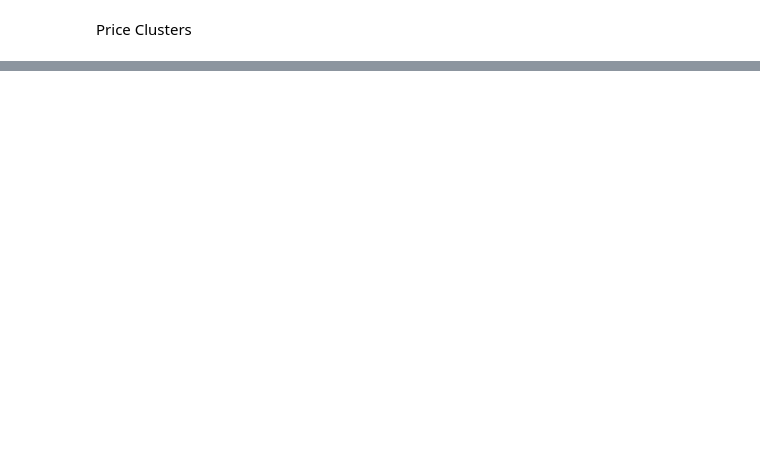
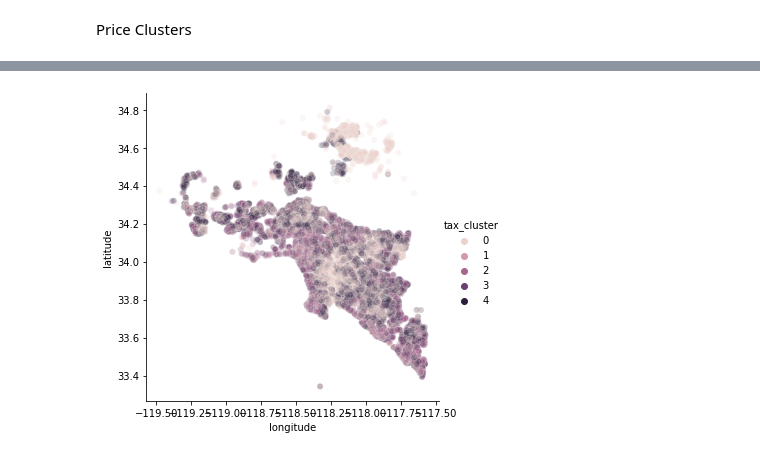
Before and after one commit to Zillow-Project-JG-DN/clustering-project-jgdn, a Jupyter notebook: jg_viz.ipynb, the cells around one changed output, grey strips where cells are left out. Saved outputs shown, nothing was run; the diff lists cells and outputs as text; code cells hidden in the pictures; blank space fills up the shorter version.

Commit message:
Add tax clusters

```diff
--- a/jg_viz.ipynb
+++ b/jg_viz.ipynb
@@ -587,0 +368,13 @@ See Full Dataframe in Mito
+# %%
+k=5
+cluster_name = 'tax_cluster'
+cluster_vars = ['taxamount', 'taxvaluedollarcnt', 'structuretaxvaluedollarcnt', 'landtaxvaluedollarcnt']
+
+# fit kmeans
+kmeans = create_clusters(X_train, k, cluster_vars)
+kmeans = create_clusters(X_validate, k, cluster_vars)
+
+# get centroid values per variable per cluster
+centroid_df = get_centroids(kmeans, cluster_vars, cluster_name)
+# %%
+train, X_train, y_train, X_validate, y_validate, X_test, y_test=wrangle3.wrangle()
@@ -587,0 +383,3 @@ See Full Dataframe in Mito
+# %%
+X_train['tax_cluster'] = kmeans.predict(X_train[cluster_vars])
+X_validate['tax_cluster'] = kmeans.predict(X_validate[cluster_vars])
@@ -587,0 +425,4 @@ See Full Dataframe in Mito
+# %%
+sns.relplot(data=X_train, x='longitude', y='latitude', hue='tax_cluster', alpha =0.2);
+# %% [output]
+[figure, added]
```
Also changed, not shown: parts of 38 cells of this notebook, 2 other files.
